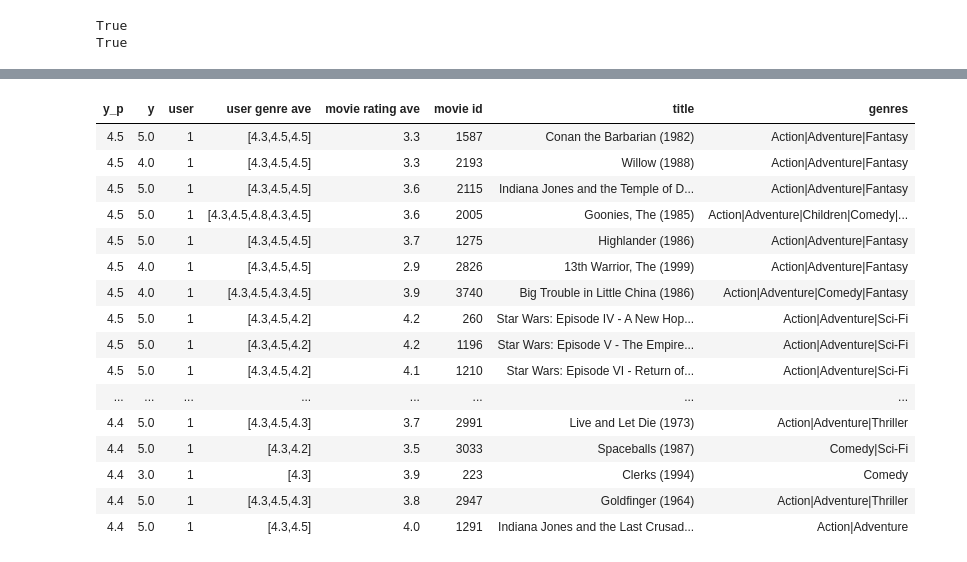
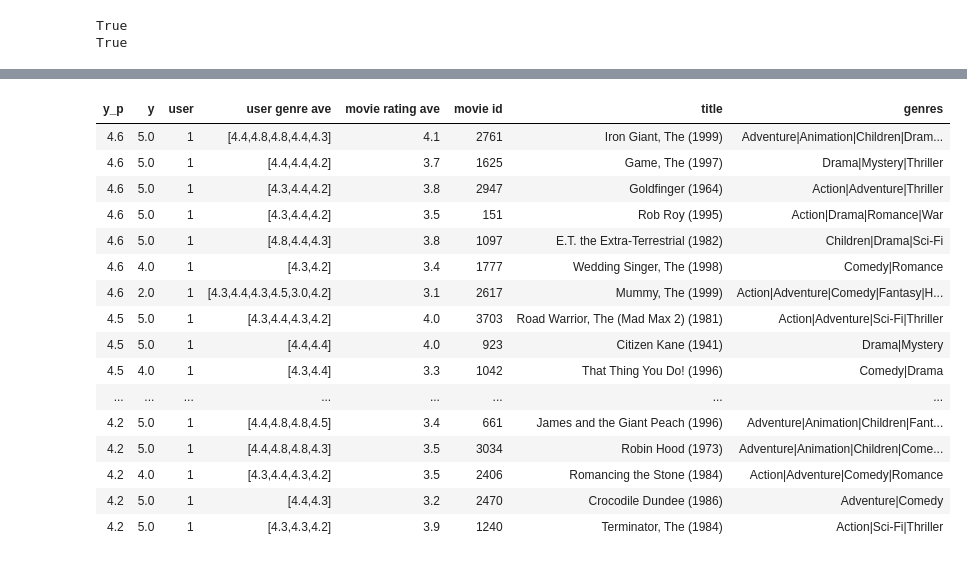
Before and after one commit to sewarslan/final_project, a Jupyter notebook: movie_recommender/model_train.ipynb, the cells around one changed output, grey strips where cells are left out. Cells and saved outputs as stored; diff of their text form; code cells hidden in the pictures.

```diff
--- a/movie_recommender/model_train.ipynb
+++ b/movie_recommender/model_train.ipynb
@@ -96,6 +99,7 @@ tf.random.set_seed(1)
 user_NN = tf.keras.models.Sequential([
 
     tf.keras.layers.Dense(128, activation='relu'),
+    tf.keras.layers.Dense(64, activation='relu'),
     tf.keras.layers.Dense(32, activation='relu'),
     tf.keras.layers.Dense(64, activation='relu'),
     tf.keras.layers.Dense(num_outputs),
@@ -105,6 +109,7 @@ user_NN = tf.keras.models.Sequential([
 item_NN = tf.keras.models.Sequential([
 
     tf.keras.layers.Dense(256, activation='relu'),
+    tf.keras.layers.Dense(128, activation='relu'),
     tf.keras.layers.Dense(64, activation='relu'),
     tf.keras.layers.Dense(128, activation='relu'),
     tf.keras.layers.Dense(num_outputs),
@@ -149,10 +154,10 @@ ________________________________________________________________________________
 # %%
 tf.random.set_seed(1)
 cost_fn = tf.keras.losses.MeanSquaredError()
-opt = keras.optimizers.Adam(learning_rate=0.01)
+opt = keras.optimizers.Adam(learning_rate=0.005)
 model.compile(optimizer=opt,
               loss=cost_fn)
 # %%
 tf.random.set_seed(1)
-model.fit([x_train_user[:, u_s:], x_train_item[:, i_s:]], y_train, epochs=30)
+history = model.fit([x_train_user[:, u_s:], x_train_item[:, i_s:]], y_train, epochs=1000, shuffle=True)
 # %% [output]
@@ -279,5 +289,5 @@ sorted_user  = user_vecs[sorted_index]
 sorted_y     = y_vecs[sorted_index]
 
 #print sorted predictions for movies rated by the user
-print_existing_user(sorted_ypu, sorted_y.reshape(-1,1), sorted_user, sorted_items, ivs, uvs, movie_dict, maxcount = 50)
+print_existing_user(sorted_ypu, sorted_y.reshape(-1,1), sorted_user, sorted_items, ivs, uvs, movie_dict, maxcount = 5000)
 # %% [output]
@@ -285,17 +295,17 @@ print_existing_user(sorted_ypu, sorted_y.reshape(-1,1), sorted_user, sorted_item
 | y_p | y | user | user genre ave | movie rating ave | movie id | title | genres |
-| 4.5 | 5.0 | 1 | [4.3,4.5,4.5] | 3.3 | 1587 | Conan the Barbarian (1982) | Action|Adventure|Fantasy |
-| 4.5 | 4.0 | 1 | [4.3,4.5,4.5] | 3.3 | 2193 | Willow (1988) | Action|Adventure|Fantasy |
-| 4.5 | 5.0 | 1 | [4.3,4.5,4.5] | 3.6 | 2115 | Indiana Jones and the Temple of D... | Action|Adventure|Fantasy |
-| 4.5 | 5.0 | 1 | [4.3,4.5,4.8,4.3,4.5] | 3.6 | 2005 | Goonies, The (1985) | Action|Adventure|Children|Comedy|... |
-| 4.5 | 5.0 | 1 | [4.3,4.5,4.5] | 3.7 | 1275 | Highlander (1986) | Action|Adventure|Fantasy |
-| 4.5 | 4.0 | 1 | [4.3,4.5,4.5] | 2.9 | 2826 | 13th Warrior, The (1999) | Action|Adventure|Fantasy |
-| 4.5 | 4.0 | 1 | [4.3,4.5,4.3,4.5] | 3.9 | 3740 | Big Trouble in Little China (1986) | Action|Adventure|Comedy|Fantasy |
-| 4.5 | 5.0 | 1 | [4.3,4.5,4.2] | 4.2 | 260 | Star Wars: Episode IV - A New Hop... | Action|Adventure|Sci-Fi |
-| 4.5 | 5.0 | 1 | [4.3,4.5,4.2] | 4.2 | 1196 | Star Wars: Episode V - The Empire... | Action|Adventure|Sci-Fi |
-| 4.5 | 5.0 | 1 | [4.3,4.5,4.2] | 4.1 | 1210 | Star Wars: Episode VI - Return of... | Action|Adventure|Sci-Fi |
+| 4.6 | 5.0 | 1 | [4.4,4.8,4.8,4.4,4.3] | 4.1 | 2761 | Iron Giant, The (1999) | Adventure|Animation|Children|Dram... |
+| 4.6 | 5.0 | 1 | [4.4,4.4,4.2] | 3.7 | 1625 | Game, The (1997) | Drama|Mystery|Thriller |
+| 4.6 | 5.0 | 1 | [4.3,4.4,4.2] | 3.8 | 2947 | Goldfinger (1964) | Action|Adventure|Thriller |
+| 4.6 | 5.0 | 1 | [4.3,4.4,4.2] | 3.5 | 151 | Rob Roy (1995) | Action|Drama|Romance|War |
+| 4.6 | 5.0 | 1 | [4.8,4.4,4.3] | 3.8 | 1097 | E.T. the Extra-Terrestrial (1982) | Children|Drama|Sci-Fi |
+| 4.6 | 4.0 | 1 | [4.3,4.2] | 3.4 | 1777 | Wedding Singer, The (1998) | Comedy|Romance |
+| 4.6 | 2.0 | 1 | [4.3,4.4,4.3,4.5,3.0,4.2] | 3.1 | 2617 | Mummy, The (1999) | Action|Adventure|Comedy|Fantasy|H... |
+| 4.5 | 5.0 | 1 | [4.3,4.4,4.3,4.2] | 4.0 | 3703 | Road Warrior, The (Mad Max 2) (1981) | Action|Adventure|Sci-Fi|Thriller |
+| 4.5 | 5.0 | 1 | [4.4,4.4] | 4.0 | 923 | Citizen Kane (1941) | Drama|Mystery |
+| 4.5 | 4.0 | 1 | [4.3,4.4] | 3.3 | 1042 | That Thing You Do! (1996) | Comedy|Drama |
 | ... | ... | ... | ... | ... | ... | ... | ... |
-| 4.4 | 5.0 | 1 | [4.3,4.5,4.3] | 3.7 | 2991 | Live and Let Die (1973) | Action|Adventure|Thriller |
-| 4.4 | 5.0 | 1 | [4.3,4.2] | 3.5 | 3033 | Spaceballs (1987) | Comedy|Sci-Fi |
-| 4.4 | 3.0 | 1 | [4.3] | 3.9 | 223 | Clerks (1994) | Comedy |
-| 4.4 | 5.0 | 1 | [4.3,4.5,4.3] | 3.8 | 2947 | Goldfinger (1964) | Action|Adventure|Thriller |
-| 4.4 | 5.0 | 1 | [4.3,4.5] | 4.0 | 1291 | Indiana Jones and the Last Crusad... | Action|Adventure |
+| 4.2 | 5.0 | 1 | [4.4,4.8,4.8,4.5] | 3.4 | 661 | James and the Giant Peach (1996) | Adventure|Animation|Children|Fant... |
+| 4.2 | 5.0 | 1 | [4.4,4.8,4.8,4.3] | 3.5 | 3034 | Robin Hood (1973) | Adventure|Animation|Children|Come... |
+| 4.2 | 4.0 | 1 | [4.3,4.4,4.3,4.2] | 3.5 | 2406 | Romancing the Stone (1984) | Action|Adventure|Comedy|Romance |
+| 4.2 | 5.0 | 1 | [4.4,4.3] | 3.2 | 2470 | Crocodile Dundee (1986) | Adventure|Comedy |
+| 4.2 | 5.0 | 1 | [4.3,4.3,4.2] | 3.9 | 1240 | Terminator, The (1984) | Action|Sci-Fi|Thriller |
```
Also changed, not shown: parts of 13 cells of this notebook, 11 other files.
